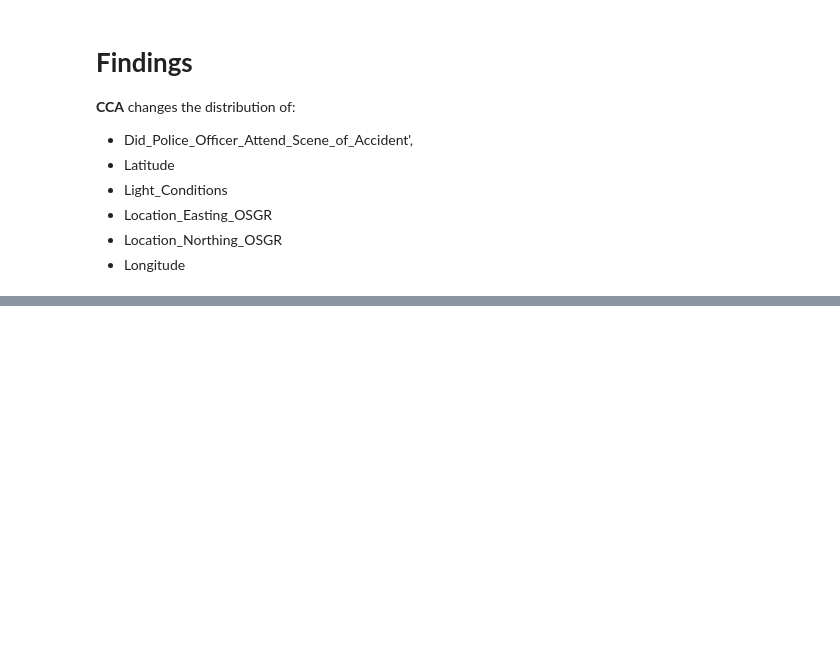
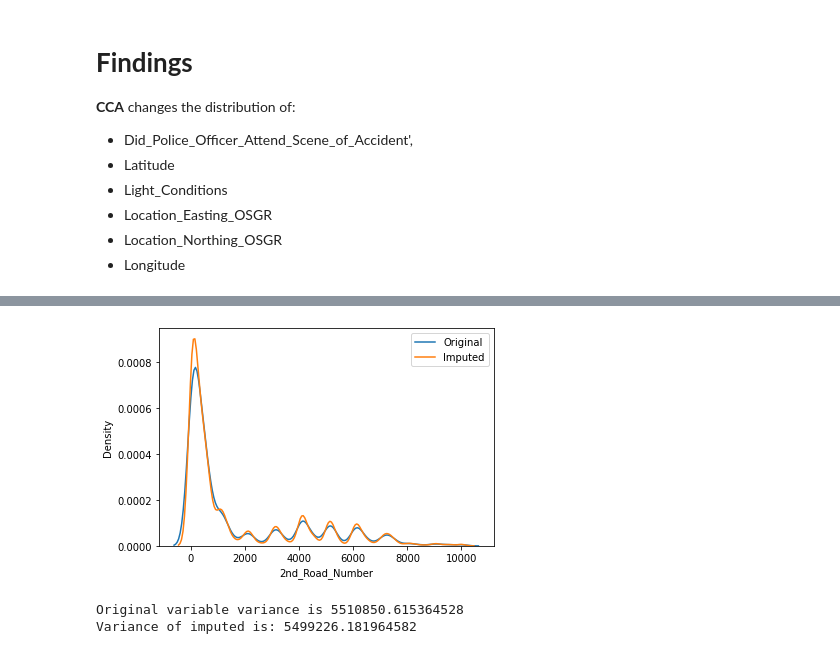
Before and after one commit to TROISTROIS/PREDICTING-RTC-SEVERITY-IN-UK-ROADS, a Jupyter notebook: predicting-rtc-severity-in-uk-roads-using-machine.ipynb, the cells around one changed output, grey strips where cells are left out. Saved outputs shown, nothing was run; the diff lists cells and outputs as text; code cells hidden in the pictures; blank space fills up the shorter version.

```diff
--- a/predicting-rtc-severity-in-uk-roads-using-machine.ipynb
+++ b/predicting-rtc-severity-in-uk-roads-using-machine.ipynb
@@ -282,0 +846,9 @@ transformer.named_transformers_['imputer1'].statistics_
+# %%
+# pick one column first
+random_sample = XTrain['2nd_Road_Number'].dropna().sample((XTrain_na), random_state=22, replace=True)
+# fill in with randomly picked Xtrain_na
+# what is the index of all the missing values, then put the missing values in the index
+random_sample.index = XTrain[XTrain['2nd_Road_Number'].isnull()].index
+# %%
+# now replace the missing values in the original dataset with the randomly extracted values
+XTrain.loc[XTrain['2nd_Road_Number'].isnull(),'2nd_Road_Number']=random_sample
@@ -282,0 +869,4 @@ transformer.named_transformers_['imputer1'].statistics_
+# %%
+# list of columns in XTrain
+mylist = XTrain.columns.values.tolist()
+print(len(mylist))
@@ -282,0 +875,11 @@ transformer.named_transformers_['imputer1'].statistics_
+# %%
+for var in mylist:
+    random_sample_train = XTrain[var].dropna().sample(XTrain[var].isnull().sum(), random_state=22)
+#     repeat for the test set
+    random_sample_test = XTrain[var].dropna().sample(XTest[var].isnull().sum(), random_state=22)
+# reindex the randomly sampled values
+    random_sample_train.index = XTrain[XTrain[var].isnull()].index
+    random_sample_test.index = XTest[XTest[var].isnull()].index
+# replace null values
+    XTrain.loc[XTrain[var].isnull(),var]=random_sample_train
+    XTest.loc[XTest[var].isnull(),var]=random_sample_test
@@ -282,0 +899,15 @@ transformer.named_transformers_['imputer1'].statistics_
+# %%
+# plot of the original one vs plot of the new one
+sns.distplot(XTrainoriginal["2nd_Road_Number"], label = "Original",hist=False)
+sns.distplot(XTrain["2nd_Road_Number"],label='Imputed',hist=False)
+plt.legend()
+plt.show()
+# %% [output]
+[figure, added]
+# %%
+# look at the variance
+print("Original variable variance is", XTrainoriginal['2nd_Road_Number'].var())
+print("Variance of imputed is:", XTrain['2nd_Road_Number'].var())
+# %% [output]
+Original variable variance is 5510850.615364528
+Variance of imputed is: 5499226.181964582
```
Also changed, not shown: parts of 104 cells of this notebook.
